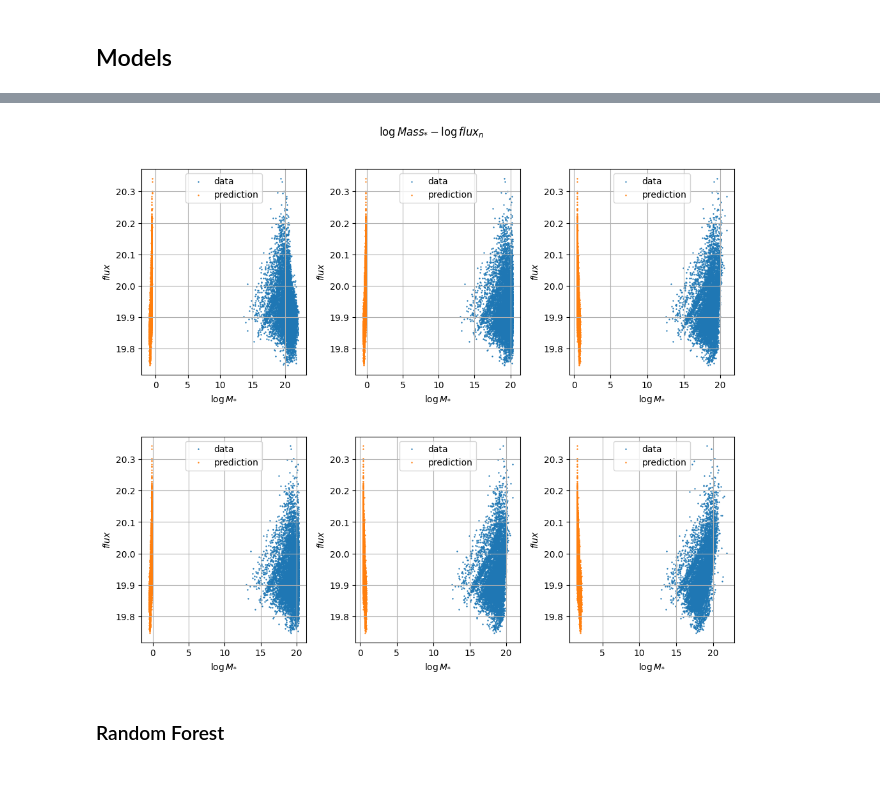
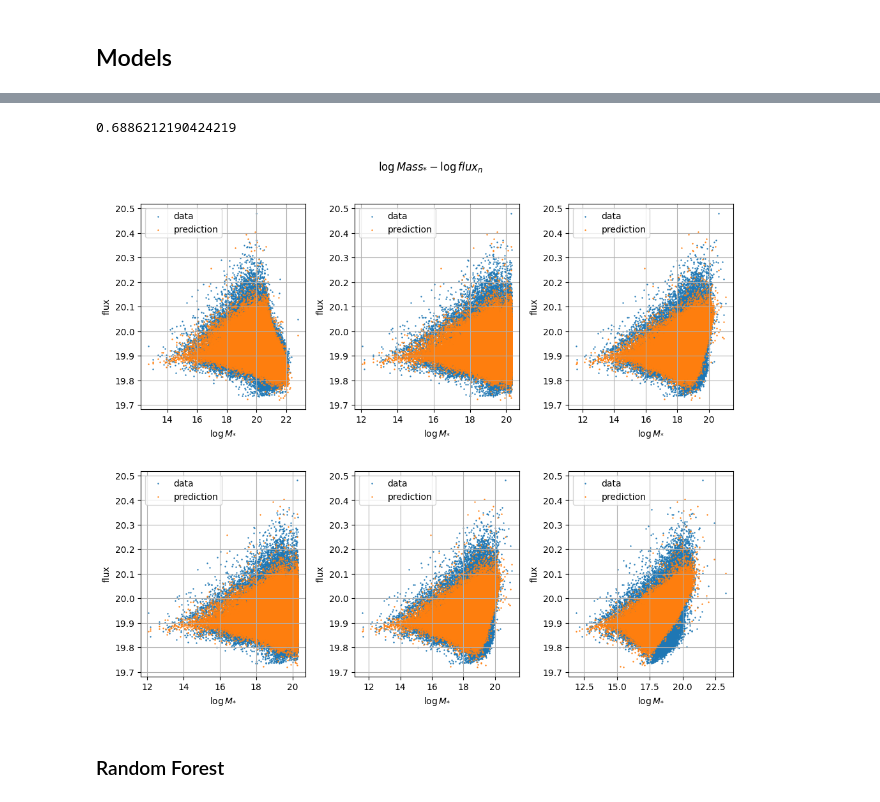
Before and after one commit to ValeriaTorresG/GalaxyMassGNN, a Jupyter notebook: models.ipynb, the cells around one changed output, grey strips where cells are left out. Saved outputs shown, nothing was run; the diff lists cells and outputs as text; code cells hidden in the pictures.

```diff
--- a/models.ipynb
+++ b/models.ipynb
@@ -144,9 +170,0 @@ Including **one** of [flux_g, flux_r, flux_z, flux_w1, flux_w2, z]
-# %%
-training_r = [3,6] #training rosettes
-props = ['flux_g', 'flux_r', 'flux_z', 'flux_w1', 'flux_w2', 'z']
-
-#training
-for r in training_r:
-    nodes, _, _ = graph_r(r)
-    X = [n[2] for n in nodes]
-    Y = [n[2] for n in nodes]
@@ -231,27 +171,41 @@ error z: 14.533655166625977
+# %%
+model = LinearRegression()
+
+X, y = [], []
+for r in rosettes:
+    nodes, _, _ = graph_r(r)
+    X.extend([[n[2],n[3],n[4],n[5],n[6]] for n in nodes])
+    y.extend([n[1] for n in nodes])
+
+X_train, X_test, y_train, y_test = train_test_split(X, y, test_size = 0.8)
+model.fit(X_train, y_train)
+model.score(X_test, y_test) #R^2
+# %% [output]
+0.6886212190424219
+# %%
+y_pred = model.predict(X_test)
 # %%
-nodes, _, _ = graph_r(rosettes[7])
-m = [mass for [_, mass, _, _, _, _, _, _] in nodes]
-flux = np.array([[flux_g, flux_r, flux_z, flux_w1, flux_w2, z] for [_, _, flux_g, flux_r, flux_z, flux_w1, flux_w2, z] in nodes])
-
 nrows, ncols =  3, 2
 fig, axes = plt.subplots(nrows=2, ncols=3, figsize=(10, 8))
 plt.tight_layout()
 plt.suptitle(r'$\log{Mass_{*}} - \log{flux_{n}}$', y=1.06)
 plt.subplots_adjust(wspace=0.3, hspace=0.3)
 
+props = ['flux_g', 'flux_r', 'flux_z', 'flux_w1', 'flux_w2', 'z']
+X_test = np.array(X_test)
 for i in range(2):
     for j in range(3):
-        axes[i, j].scatter(flux[:,i+j], m, s=0.5, label='data') #data
-        axes[i, j].scatter(pred[i + j].numpy(), m, s=0.5, label='prediction') #predictions
+        axes[i, j].scatter(X_test[:,i+j], y_test, s=0.5, label='data') #data
+        axes[i, j].scatter(X_test[:,i+j], y_pred, s=0.5, label='prediction') #predictions
         axes[i, j].legend()
         axes[i, j].set_title('')
         axes[i, j].set_xlabel(r'$\log M_{*}$')
-        axes[i, j].set_ylabel(r'$flux$')
+        axes[i, j].set_ylabel('flux')
         axes[i, j].grid()
 
 plt.show()
 # %% [output]
-[figure, old version]
+[figure, new version]
 # %% [markdown]
 ### Random Forest
 # %%
```
Also changed, not shown: parts of 17 cells of this notebook.
